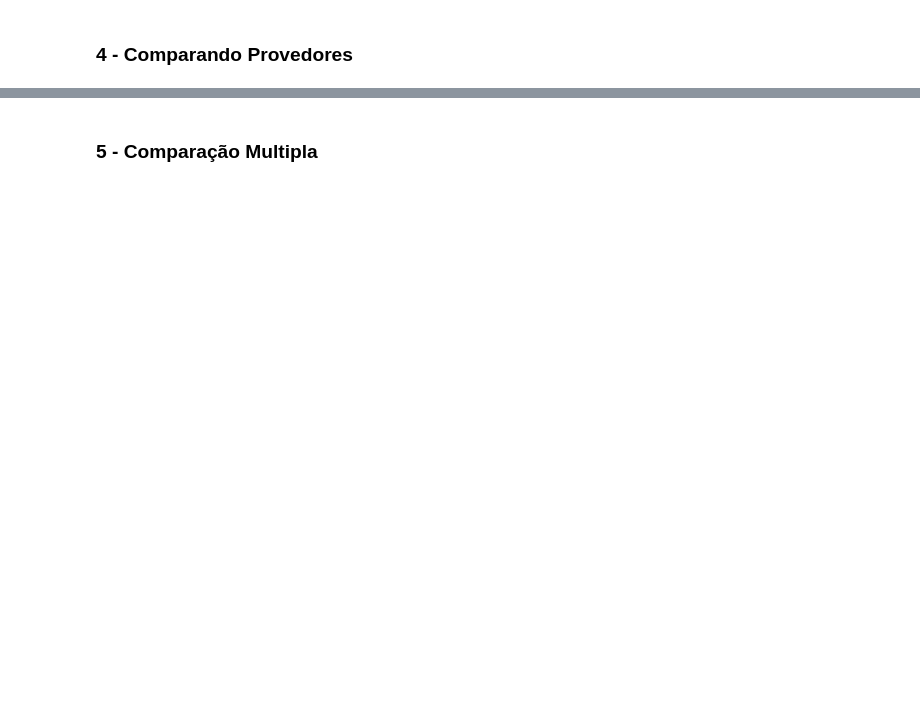
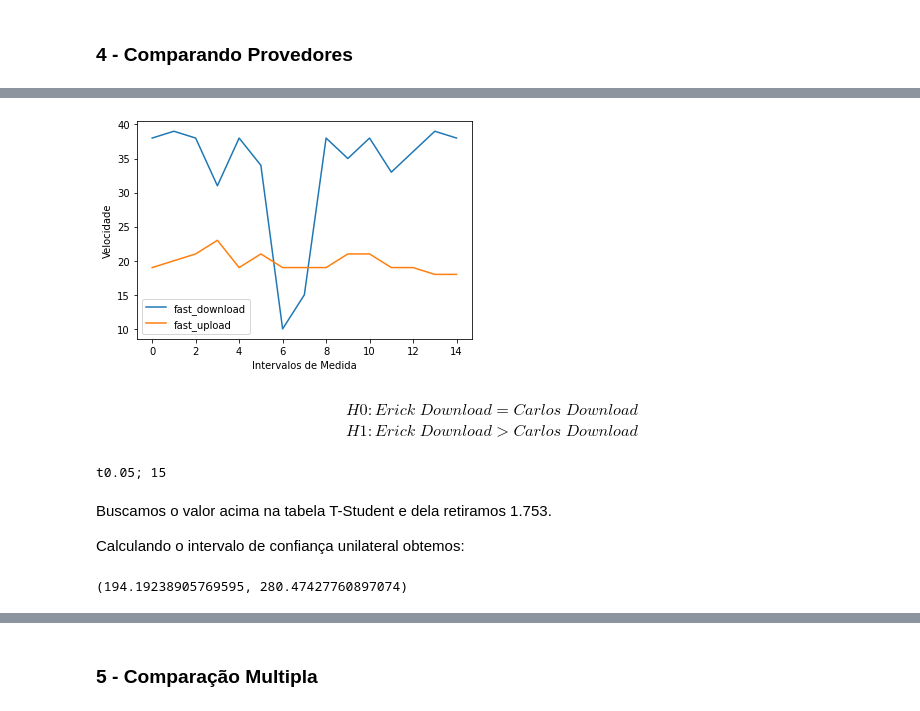
Before and after one commit to erickfigueiredo/experimental-computing, a Jupyter notebook: trab-2/Analise_servico_internet.ipynb, the cells around one changed output, grey strips where cells are left out. Saved outputs shown, nothing was run; the diff lists cells and outputs as text; code cells hidden in the pictures; blank space fills up the shorter version.

```diff
--- a/trab-2/Analise_servico_internet.ipynb
+++ b/trab-2/Analise_servico_internet.ipynb
@@ -213,0 +413,7 @@ display(carlos_idle)
+# %%
+ax = carlos_idle[['fast_download', 'fast_upload']].plot()
+ax.set_xlabel("Intervalos de Medida")
+ax.set_ylabel("Velocidade")
+plt.show()
+# %% [output]
+[figure, added]
@@ -213,0 +423,18 @@ display(carlos_idle)
+# %% [markdown]
+$$H0: Erick\;Download = Carlos\;Download$$
+$$H1: Erick\;Download > Carlos\;Download$$
+# %%
+v = calc_v_t_student(e_fast_download_std, c_fast_download_std, n)
+print(f't{round(1-confidence,3)}; {v}')
+# %% [output]
+t0.05; 15
+# %% [markdown]
+Buscamos o valor acima na tabela T-Student e dela retiramos 1.753.
+
+Calculando o intervalo de confiança unilateral obtemos:
+# %%
+group_download_comp_interval = calc_confidence_interval_comp(
+    1.753, e_fast_download_mean, c_fast_download_mean, e_fast_download_std, c_fast_download_std, n)
+print(group_download_comp_interval)
+# %% [output]
+(194.19238905769595, 280.47427760897074)
```
Also changed, not shown: parts of 33 cells of this notebook.
